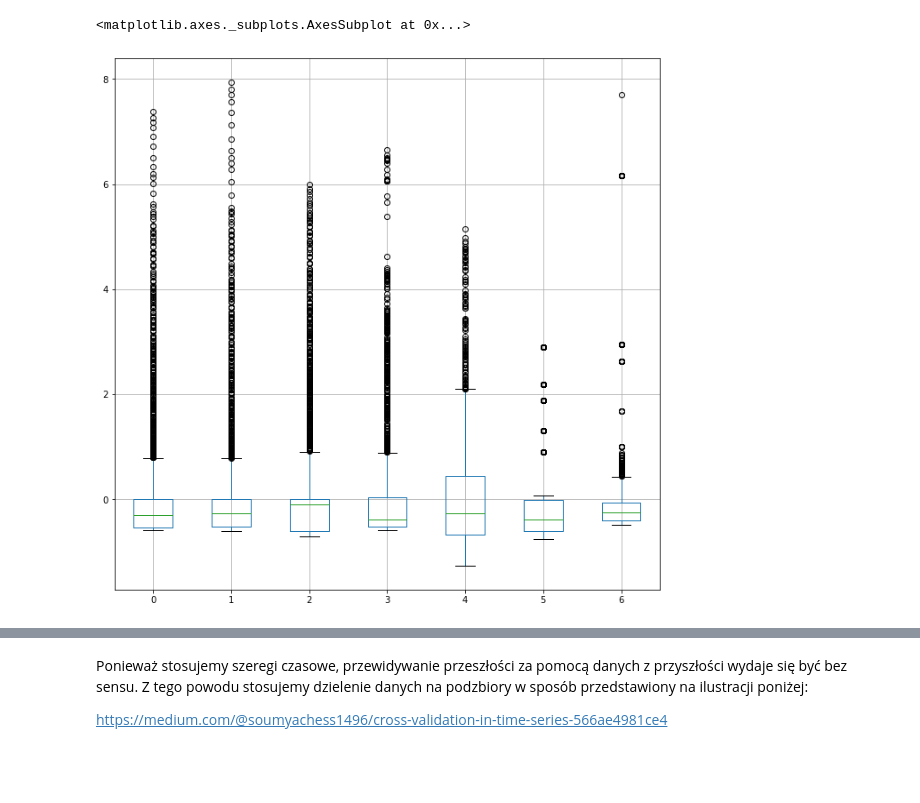
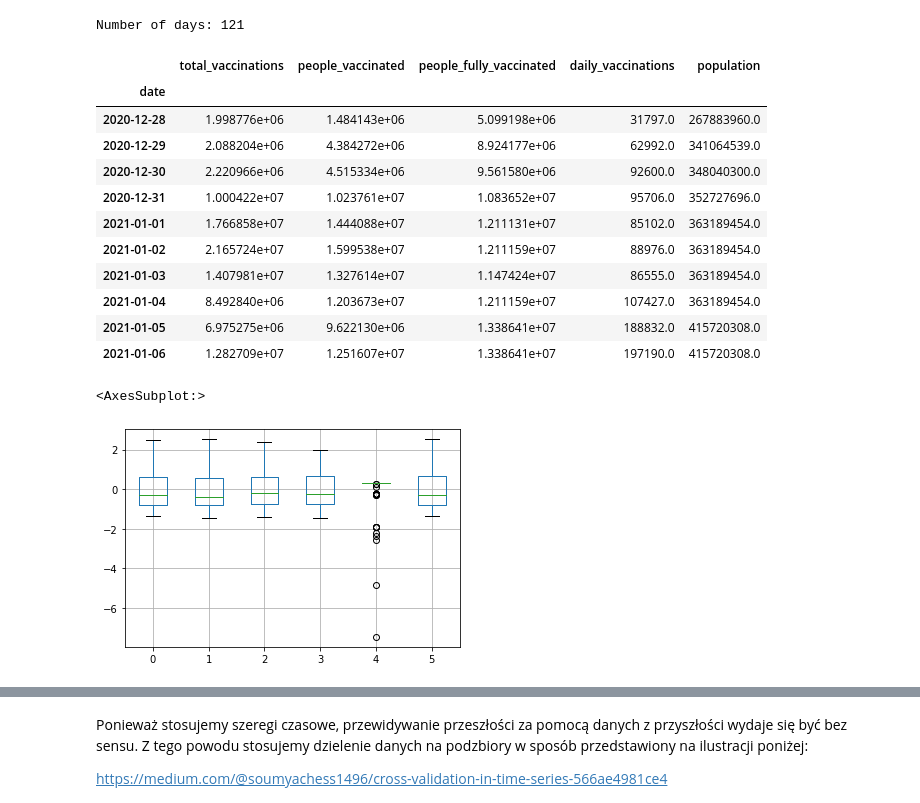
Before and after one commit to cinekpl97/knowledge-discovery-methods-vaccination-prediction, a Jupyter notebook: covid_vaccination.ipynb, the cells around one changed output, grey strips where cells are left out. Drawn from its saved outputs; the diff is of its cells as text; code cells hidden in the pictures; blank space fills up the shorter version.

```diff
--- a/covid_vaccination.ipynb
+++ b/covid_vaccination.ipynb
@@ -63,21 +68,45 @@ See the caveats in the documentation: http://pandas.pydata.org/pandas-docs/stabl
 2920 rows × 8 columns
+# %%
+visegrad_data = visegrad_data.drop(['country'], 1)
+visegrad_data = visegrad_data.drop(['daily_vaccinations_per_million'], 1)
+
+days = visegrad_data['date'].unique()
+print("Number of days:", len(days))
+visegrad_data = visegrad_data.groupby(['date'], as_index=False).sum()
+# %% [output]
+Number of days: 121
+# %%
+visegrad_data = visegrad_data.set_index('date')
+visegrad_data.head(10)
+# %% [output]
+|  | total_vaccinations | people_vaccinated | people_fully_vaccinated | daily_vaccinations | population |
+| date |  |  |  |  |  |
+| 2020-12-28 | 1.998776e+06 | 1.484143e+06 | 5.099198e+06 | 31797.0 | 267883960.0 |
+| 2020-12-29 | 2.088204e+06 | 4.384272e+06 | 8.924177e+06 | 62992.0 | 341064539.0 |
+| 2020-12-30 | 2.220966e+06 | 4.515334e+06 | 9.561580e+06 | 92600.0 | 348040300.0 |
+| 2020-12-31 | 1.000422e+07 | 1.023761e+07 | 1.083652e+07 | 95706.0 | 352727696.0 |
+| 2021-01-01 | 1.766858e+07 | 1.444088e+07 | 1.211131e+07 | 85102.0 | 363189454.0 |
+| 2021-01-02 | 2.165724e+07 | 1.599538e+07 | 1.211159e+07 | 88976.0 | 363189454.0 |
+| 2021-01-03 | 1.407981e+07 | 1.327614e+07 | 1.147424e+07 | 86555.0 | 363189454.0 |
+| 2021-01-04 | 8.492840e+06 | 1.203673e+07 | 1.211159e+07 | 107427.0 | 363189454.0 |
+| 2021-01-05 | 6.975275e+06 | 9.622130e+06 | 1.338641e+07 | 188832.0 | 415720308.0 |
+| 2021-01-06 | 1.282709e+07 | 1.251607e+07 | 1.338641e+07 | 197190.0 | 415720308.0 |
 # %%
 #  ---- STANDARDIZATION ----
 visegrad_data['total_vaccinations_percentage'] = visegrad_data['total_vaccinations']/visegrad_data['population']
-visegrad_data = visegrad_data.drop(['date'], 1)
-visegrad_data = visegrad_data.drop(['country'], 1)
-
+# visegrad_data = visegrad_data.drop(['date'], 1)
+# visegrad_data = visegrad_data.drop(['country'], 1)
 
 visegrad_values = visegrad_data.values
 X_standard_scaler = visegrad_values - visegrad_values.mean(axis=0)
 X_standard_scaler = X_standard_scaler / visegrad_values.std(axis=0)
 
 # X_standard_scaler.hist(figsize=(30,30))
 dr = pd.DataFrame(X_standard_scaler)
 dr.boxplot()
 # %% [output]
-<matplotlib.axes._subplots.AxesSubplot at 0x...>
+<AxesSubplot:>
-[figure, old version]
+[figure, new version]
 # %%
 #  ---- STANDARDIZATION - USING SKLEARN ----
 from sklearn import preprocessing
```
Also changed, not shown: parts of 12 cells of this notebook.
